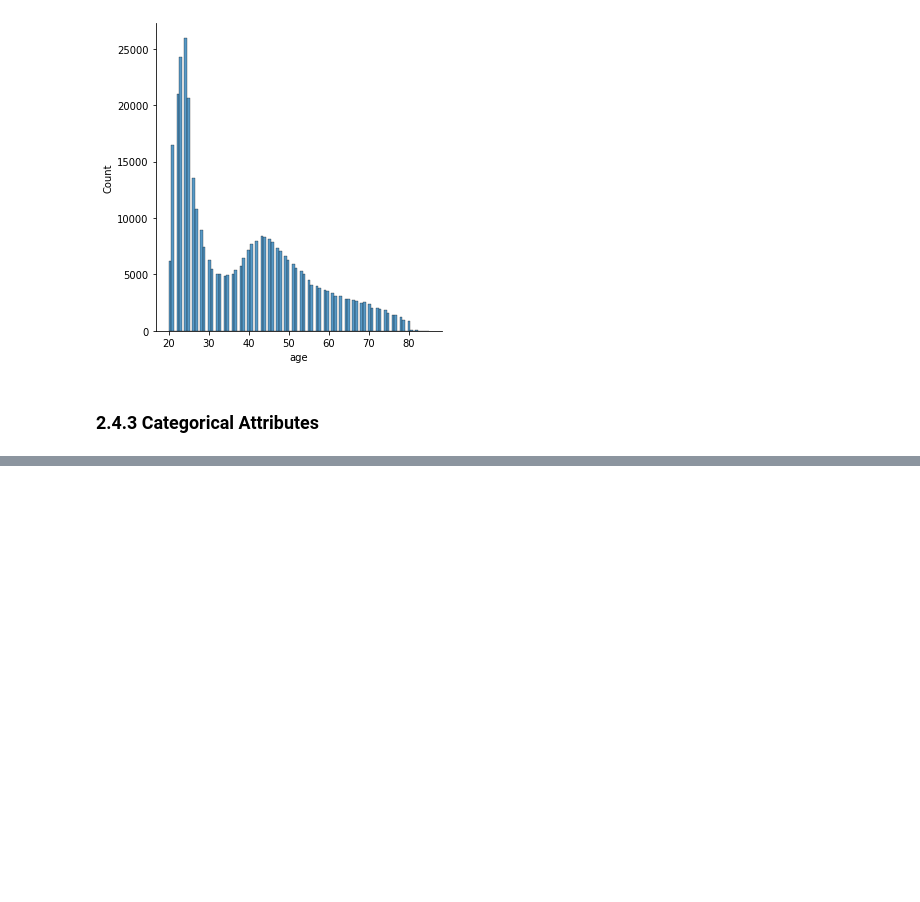
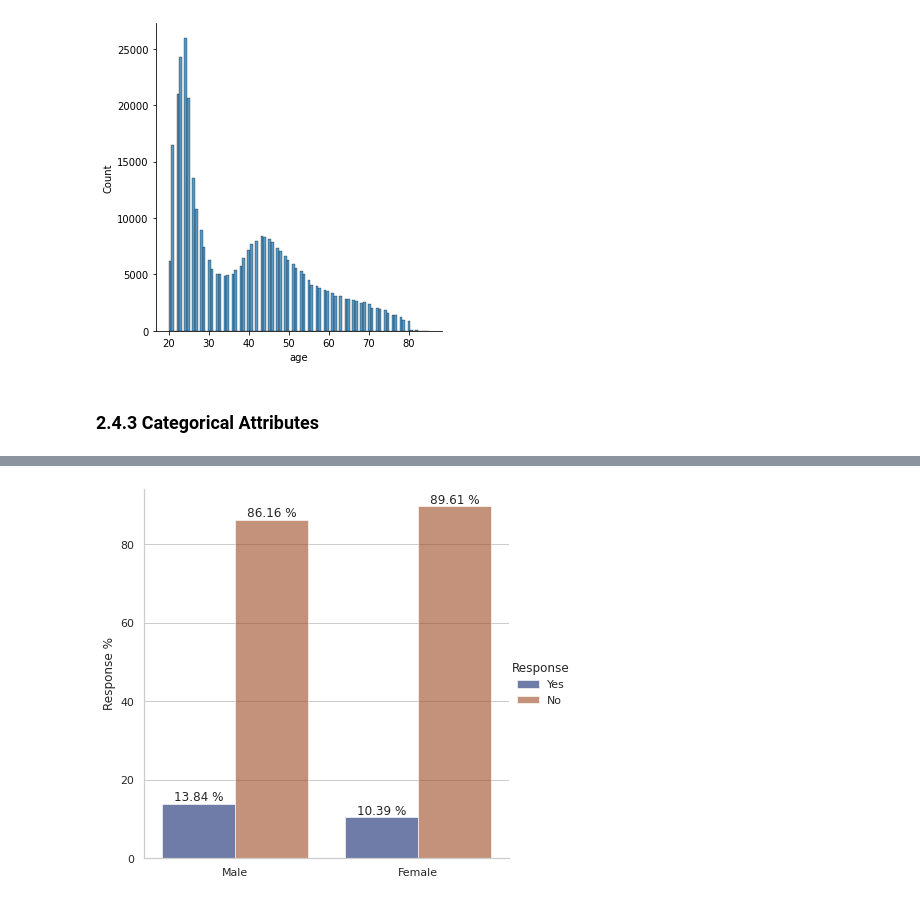
Before and after one commit to joaomj/health_insurance_cross_sell, a Jupyter notebook: health_insurance_cross-sell/notebooks/eda.ipynb, the cells around one changed output, grey strips where cells are left out. Drawn from its saved outputs; the diff is of its cells as text; code cells hidden in the pictures; blank space fills up the shorter version.

```diff
--- a/health_insurance_cross-sell/notebooks/eda.ipynb
+++ b/health_insurance_cross-sell/notebooks/eda.ipynb
@@ -165,0 +157,13 @@ dtype: int64
+# %%
+# splitting dataset by gender and response then counting unique ids within each group
+response_count = df_desc[['id', 'gender', 'response']].groupby(['gender', 'response']).count()
+response_count.columns = ['count']
+response_count = response_count.reset_index(level=['gender', 'response']) # transform gender and response index keys into columns
+
+# replaces 1/0 values by Yes/No
+response_count['response'] = response_count['response'].apply(lambda x: 'Yes' if x == 1 else 'No')
+
+# calculates how many responses as percentage from total responses of each gender
+response_count['pct%'] = 100 * response_count['count'] / (response_count.groupby('gender')['count'].transform('sum'))
+
+response_count
@@ -165,0 +176,25 @@ dtype: int64
+# %%
+# draw a nested barplot by response and gender
+g = sns.catplot(
+    data = response_count,
+    kind = 'bar',
+    x = 'gender',
+    y = 'pct%',
+    order = ['Male', 'Female'], # categories plot order
+    hue = 'response',
+    hue_order = ['Yes', 'No'], # bars plot order
+    palette = 'dark',
+    alpha = 0.6,
+    height = 6
+)
+
+# set labels
+g.set_axis_labels("", "Response %")
+g.legend.set_title("Response")
+
+# plot Y-axis values on top of each bar
+ax = g.facet_axis(0,0)
+for container in ax.containers:
+    ax.bar_label(container, fmt='%.2f %%')
+# %% [output]
+[figure, added]
```
Also changed, not shown: parts of 4 cells of this notebook.
